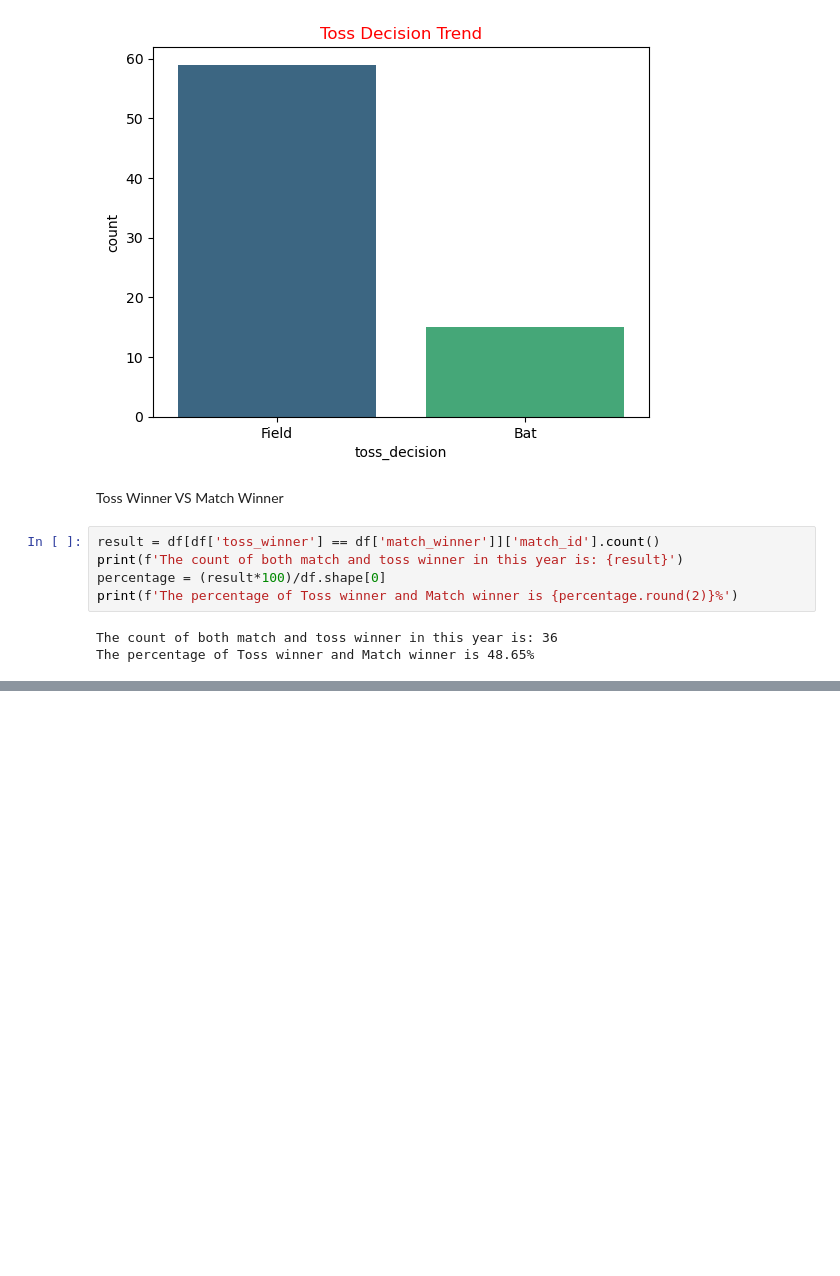
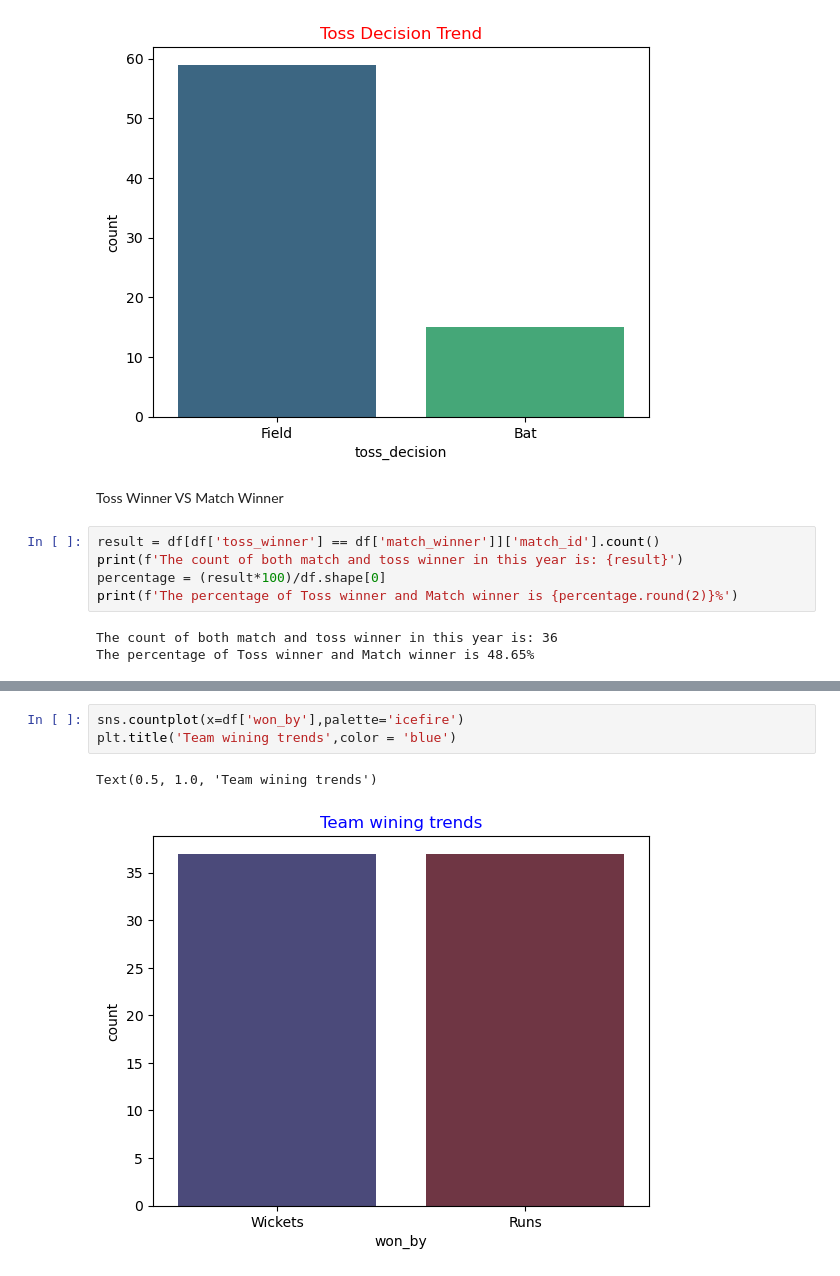
Before and after one commit to CodeWithNirmalya/Data_Science_Projects, a Jupyter notebook: IPL_Score_Prediction/IPL_capstone_project.ipynb, the cells around one changed output, grey strips where cells are left out. Cells and saved outputs as stored; diff of their text form; blank space fills up the shorter version.

```diff
--- a/IPL_Score_Prediction/IPL_capstone_project.ipynb
+++ b/IPL_Score_Prediction/IPL_capstone_project.ipynb
@@ -90,0 +100,6 @@ The percentage of Toss winner and Match winner is 48.65%
+# %%
+sns.countplot(x=df['won_by'],palette='icefire')
+plt.title('Team wining trends',color = 'blue')
+# %% [output]
+Text(0.5, 1.0, 'Team wining trends')
+[figure, added]
```
Also changed, not shown: parts of 9 cells of this notebook.
